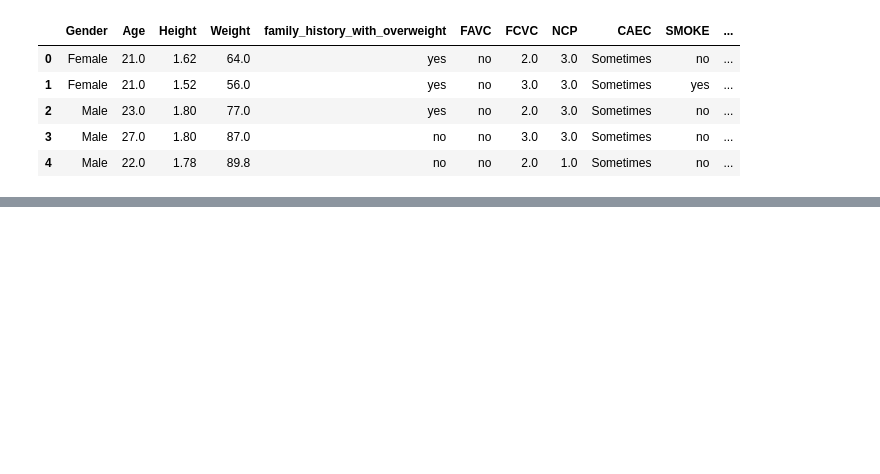
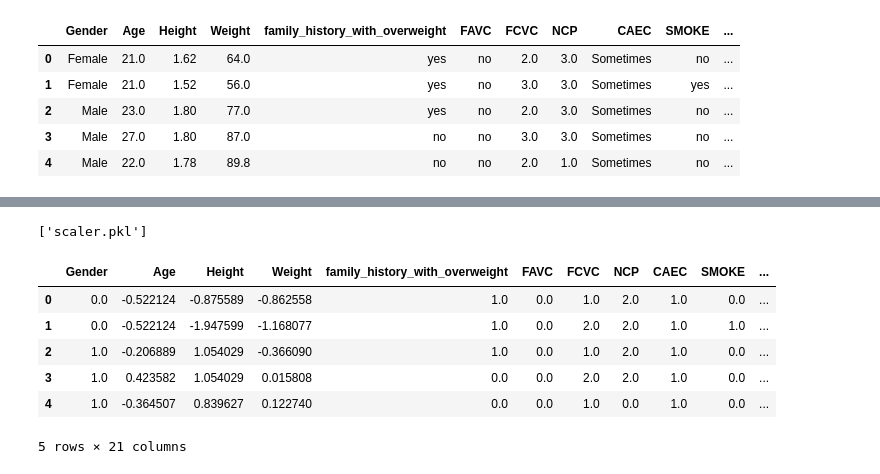
Before and after one commit to parteek020202/ObesitySense, a Jupyter notebook: Untitled.ipynb, the cells around one changed output, grey strips where cells are left out. Drawn from its saved outputs; the diff is of its cells as text; code cells hidden in the pictures; blank space fills up the shorter version.

```diff
--- a/Untitled.ipynb
+++ b/Untitled.ipynb
@@ -152,0 +277,27 @@ plt.show()
+# %%
+from sklearn.preprocessing import StandardScaler
+import joblib
+
+# List of features to scale
+scale_cols = ['Age', 'Height', 'Weight']
+
+# Create the scaler
+scaler = StandardScaler()
+
+# Fit and transform the features
+df[scale_cols] = scaler.fit_transform(df[scale_cols])
+# %%
+# Save the scaler for future use (in Streamlit)
+joblib.dump(scaler, 'scaler.pkl')
+# %% [output]
+['scaler.pkl']
+# %%
+df.head()
+# %% [output]
+|  | Gender | Age | Height | Weight | family_history_with_overweight | FAVC | FCVC | NCP | CAEC | SMOKE | ... |
+| 0 | 0.0 | -0.522124 | -0.875589 | -0.862558 | 1.0 | 0.0 | 1.0 | 2.0 | 1.0 | 0.0 | ... |
+| 1 | 0.0 | -0.522124 | -1.947599 | -1.168077 | 1.0 | 0.0 | 2.0 | 2.0 | 1.0 | 1.0 | ... |
+| 2 | 1.0 | -0.206889 | 1.054029 | -0.366090 | 1.0 | 0.0 | 1.0 | 2.0 | 1.0 | 0.0 | ... |
+| 3 | 1.0 | 0.423582 | 1.054029 | 0.015808 | 0.0 | 0.0 | 2.0 | 2.0 | 1.0 | 0.0 | ... |
+| 4 | 1.0 | -0.364507 | 0.839627 | 0.122740 | 0.0 | 0.0 | 1.0 | 0.0 | 1.0 | 0.0 | ... |
+5 rows × 21 columns
```
Also changed, not shown: parts of 28 cells of this notebook, 6 other files.
